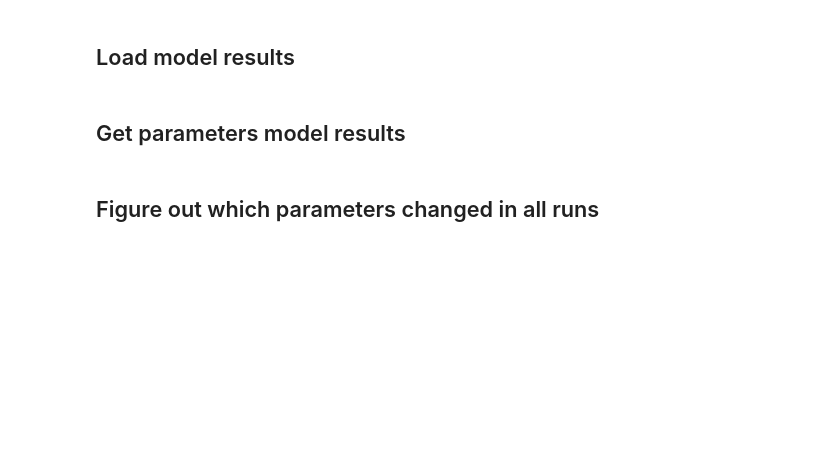
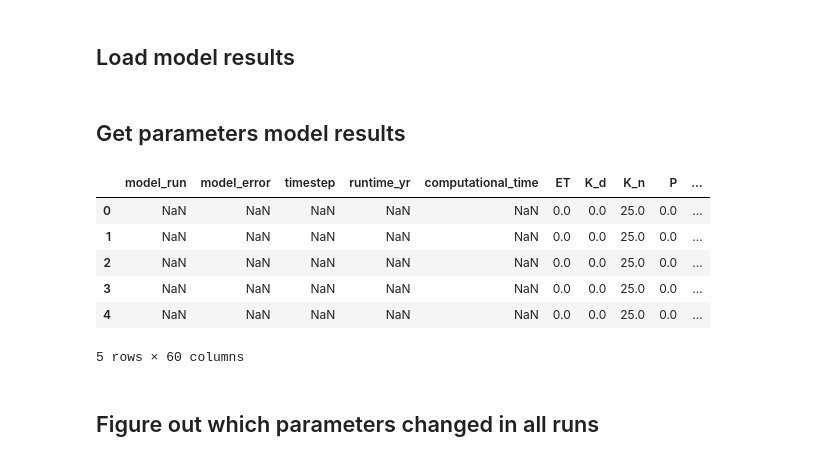
Before and after one commit to ElcoLuijendijk/goemod, a Jupyter notebook: figures_model_runs.ipynb, the cells around one changed output. Cells and saved outputs as stored; diff of their text form; code cells hidden in the pictures; blank space fills up the shorter version.

```diff
--- a/figures_model_runs.ipynb
+++ b/figures_model_runs.ipynb
@@ -76,6 +92,16 @@ fin.close()
  n_str_all, Q_baseflows_all, Q_overland_flows_all,
  erosion_of_per_yr_all, erosion_bf_per_yr_all,
  erosion_hd_per_yr_all) = output_data
+# %%
+df.head()
+# %% [output]
+|  | model_run | model_error | timestep | runtime_yr | computational_time | ET | K_d | K_n | P | ... |
+| 0 | NaN | NaN | NaN | NaN | NaN | 0.0 | 0.0 | 25.0 | 0.0 | ... |
+| 1 | NaN | NaN | NaN | NaN | NaN | 0.0 | 0.0 | 25.0 | 0.0 | ... |
+| 2 | NaN | NaN | NaN | NaN | NaN | 0.0 | 0.0 | 25.0 | 0.0 | ... |
+| 3 | NaN | NaN | NaN | NaN | NaN | 0.0 | 0.0 | 25.0 | 0.0 | ... |
+| 4 | NaN | NaN | NaN | NaN | NaN | 0.0 | 0.0 | 25.0 | 0.0 | ... |
+5 rows × 60 columns
 # %% [markdown]
 ## Figure out which parameters changed in all runs
 # %%
```
Also changed, not shown: parts of 8 cells of this notebook, 8 other files.
